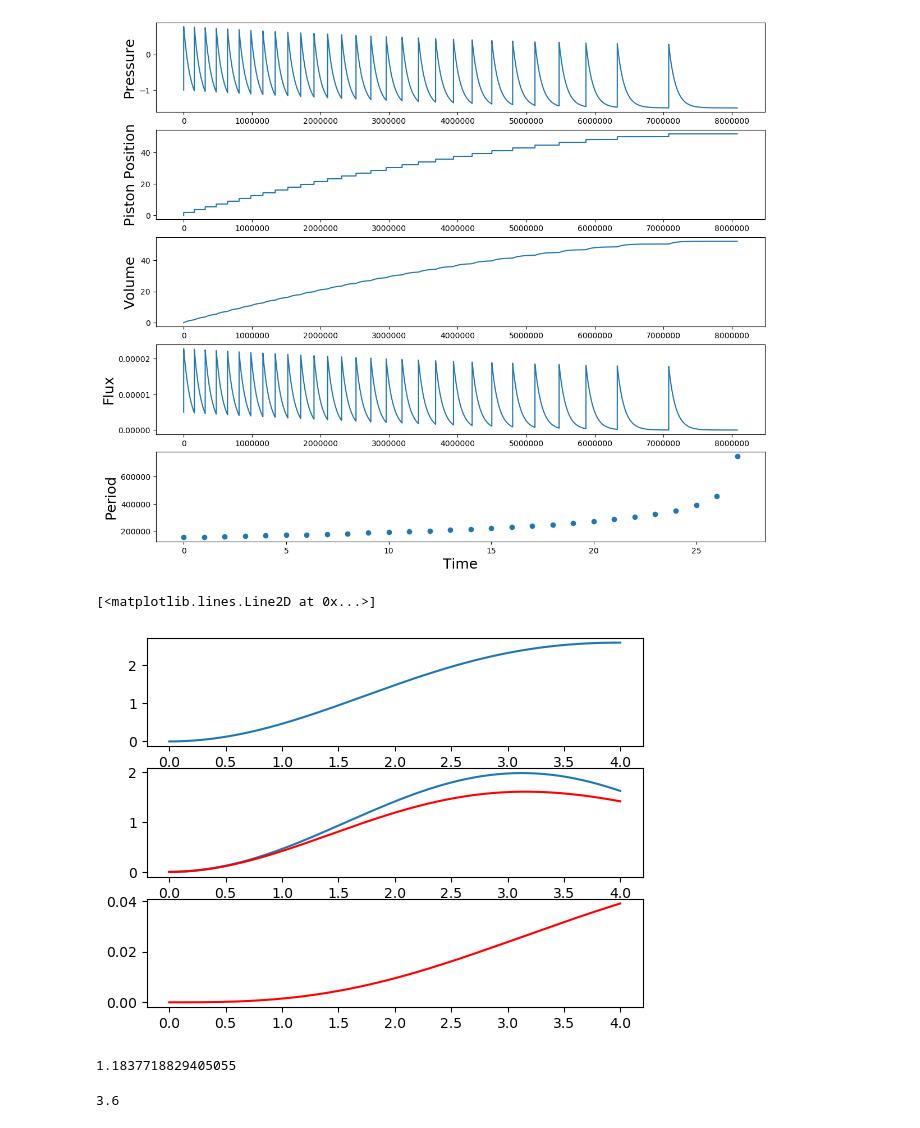
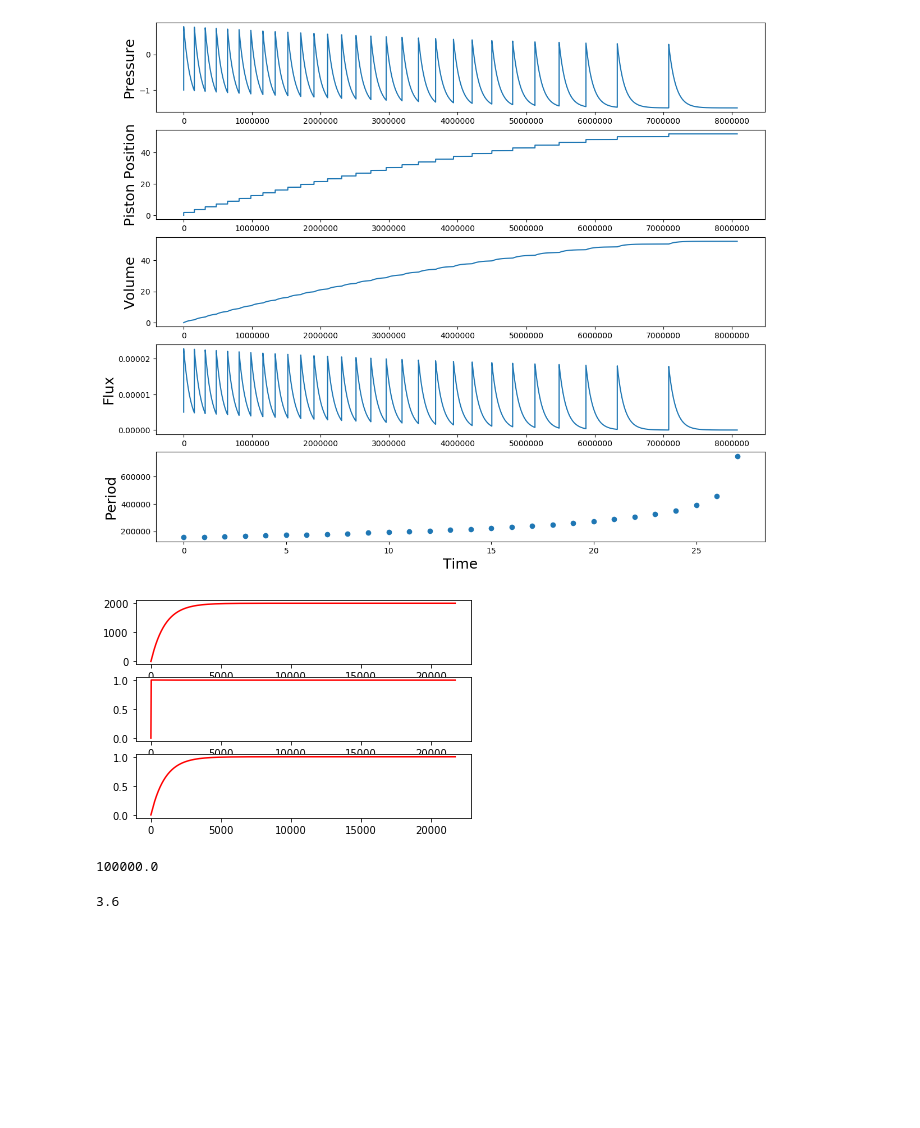
Before and after one commit to alberoman/kila_codes, a Jupyter notebook: model/notebook/piston_system_isotsasy_solver.ipynb, the cells around one changed output. Drawn from its saved outputs; the diff is of its cells as text; code cells hidden in the pictures; blank space fills up the shorter version.

```diff
--- a/model/notebook/piston_system_isotsasy_solver.ipynb
+++ b/model/notebook/piston_system_isotsasy_solver.ipynb
@@ -163,11 +163,11 @@ Ending! No more underpressure available to drag the piston down 0.88316266294755
 import numpy as np
 import matplotlib.pyplot as plt
 import matplotlib.pyplot as mpl
-from scipy.integrate import odeint
+from scipy.integrate import odeint,solve_ivp
 
-R1 = 0.01
-R3 = 0.3
-R4 = 1e-2
+R1 = 0
+R3 = 2
+R4 = 1e-3
 
 
 def slip_phase(w,time,p):
@@ -181,44 +181,48 @@ def slip_phase(w,time,p):
 
 
 t_start = 0
 p1_start = 0
 p2_start = 0
 x_start = 0.
 v_start = 0
-dt = 0.01
 p = [R1,R3,R4]
-tend =  5
+if R3< 0.3 or R4 >R3:
+    tend =  5
+else:
+    tend = 100 * 1/R4
 t_slip_phase = np.linspace(0,tend,1000)
-
 w0 = [x_start,v_start,p1_start,p2_start]
 wsol = odeint(slip_phase, w0, t_slip_phase, args=(p,))
 velocity = wsol[:,1]
 v0 =velocity[velocity<0][0]
 err_vel = np.abs(v0)
 tend = t_slip_phase[velocity<0][0]
 t_slip_phase = np.linspace(0,tend,1000)
 wsol = odeint(slip_phase, w0, t_slip_phase, args=(p,))
 x = wsol[:,0]
 x_stick = x[-1]
 v = wsol[:,1]
 p1= wsol[:,2]
 p2 = wsol[:,3]
 tslip = t_slip_phase
 p1approx = 1 / (R1+1) * (1 - np.cos(np.sqrt(1+R1) * tslip))
 plt.subplot(311)
-plt.plot(tslip,x)
+plt.plot(tslip,x,'r')
 plt.subplot(312)
-plt.plot(tslip,p1approx)
 plt.plot(tslip,p1,'r')
 plt.subplot(313)
 plt.plot(tslip,p2,'r')
+t_slip_phase = np.linspace(0,tend,1000)
+tend =  5
+t_slip_phase = np.linspace(0,tend,1000)
+w0 = [x_start,v_start,p1_start,p2_start]
+#solve_ivp(slip_phase,(0,tend),wp)
 # %% [output]
-[<matplotlib.lines.Line2D at 0x...>]
-[figure, old version]
+[figure, new version]
-# %%
-x_stick/ (2 /(1 + R1))
-# %% [output]
-1.1837718829405055
+# %%
+tend
+# %% [output]
+100000.0
 # %%
 taus = 1e+6
 taud = taus * R5
```
Also changed, not shown: 6 other files.
